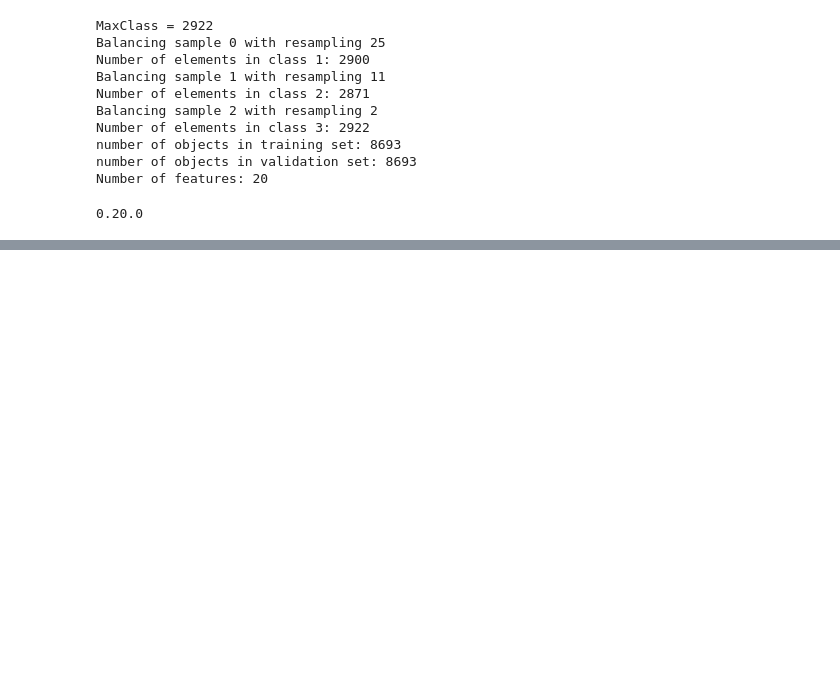
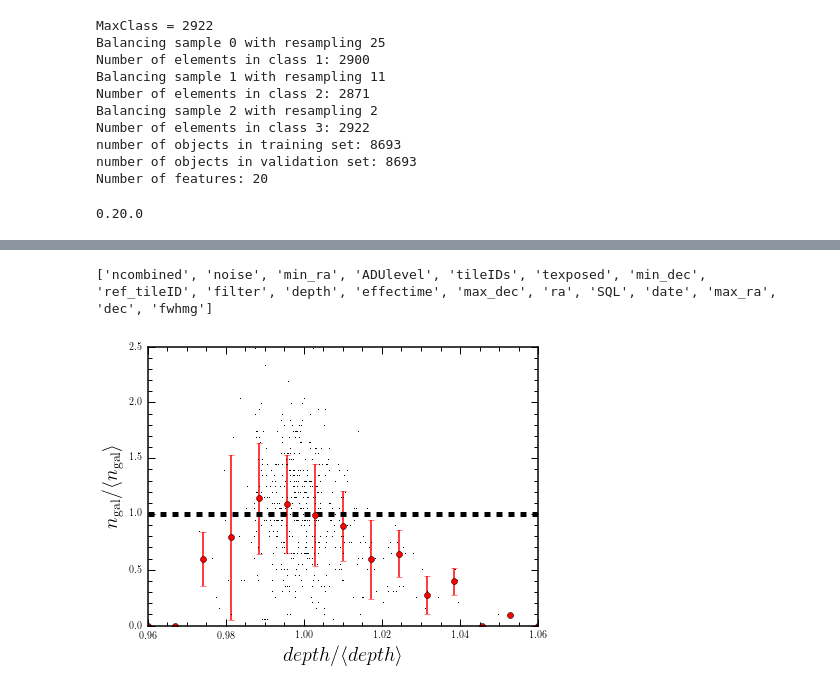
Before and after one commit to aaorsi/ELG_analysis, a Jupyter notebook: learn_ELGz.ipynb, the cells around one changed output, grey strips where cells are left out. Cells and saved outputs as stored; diff of their text form; code cells hidden in the pictures; blank space fills up the shorter version.

```diff
--- a/learn_ELGz.ipynb
+++ b/learn_ELGz.ipynb
@@ -2194,3 +2475,27 @@ ntiles 484
+# %%
+# get properties from tiles
+
+print tiles.keys()
+
+
+oii_tiles= np.unique(gal_oii['tile_id'])
+gal_oii['depth'] = np.zeros(noii)
+for tt in oii_tiles:
+    id_oii = np.where(gal_oii['tile_id'] == tt)[0]
+    id_tarr = np.where(tiles['ref_tileID'] == tt)[0]
+    gal_oii['depth'][id_oii] = tiles['depth'][id_tarr]
+
+
+tile_oii, depth_tiles, total = jplus.plotting.groupbytile(gal_oii['tile_id'], gal_oii['depth'])
+
+avg_depth = np.mean(depth_tiles)
+f_favg  = depth_tiles / avg_depth
+xp,yp,pp = plot_syst(f_favg, n_navg,
+                    xlabel=r'$depth/\langle depth\rangle$',
+                    prange=[0.96,1.06])
+# %% [output]
+['ncombined', 'noise', 'min_ra', 'ADUlevel', 'tileIDs', 'texposed', 'min_dec', 'ref_tileID', 'filter', 'depth', 'effectime', 'max_dec', 'ra', 'SQL', 'date', 'max_ra', 'dec', 'fwhmg']
+[figure, added]
 # %%
 #classifier = MLPClassifier(solver='lbfgs')
 C = 1.0
```
Also changed, not shown: parts of 13 cells of this notebook.
